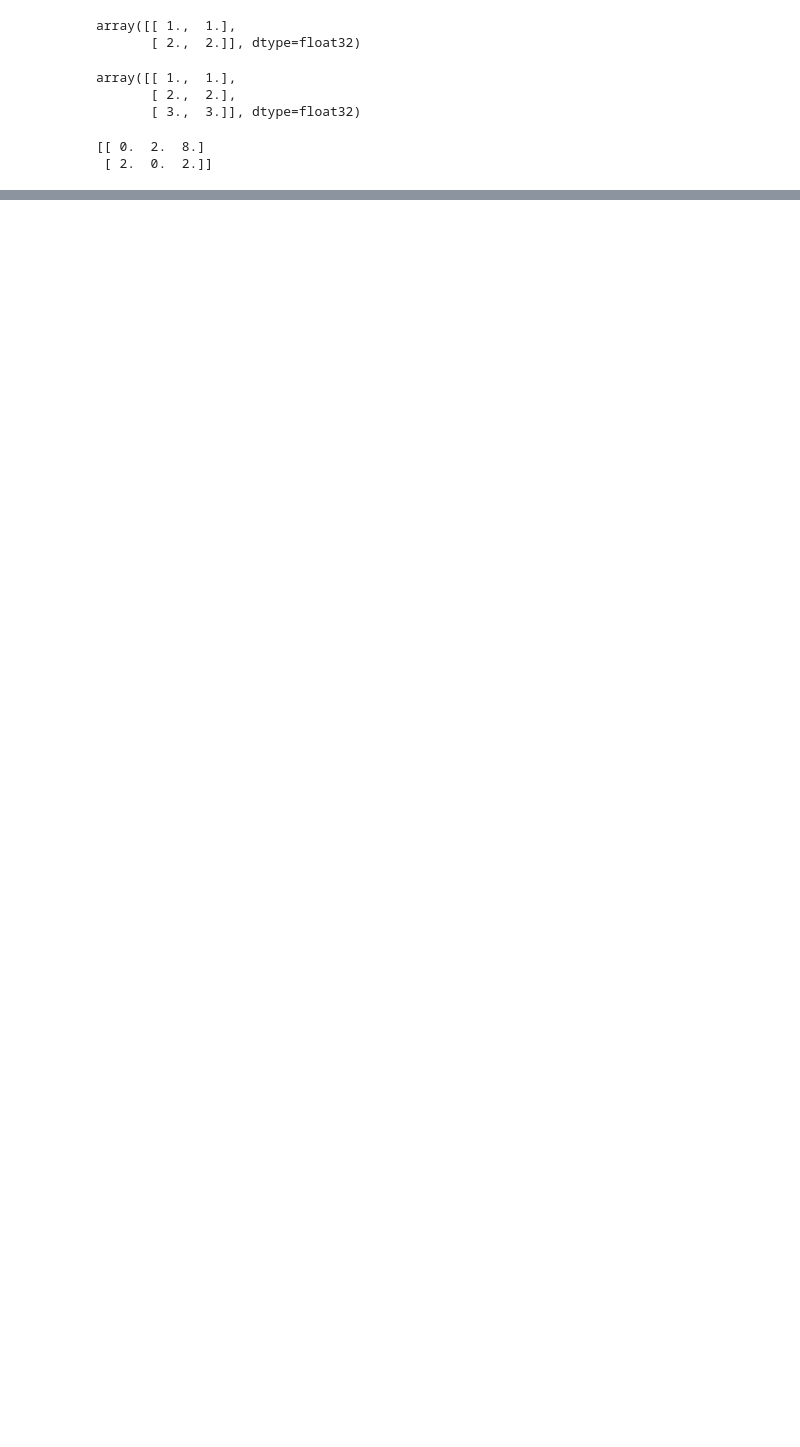
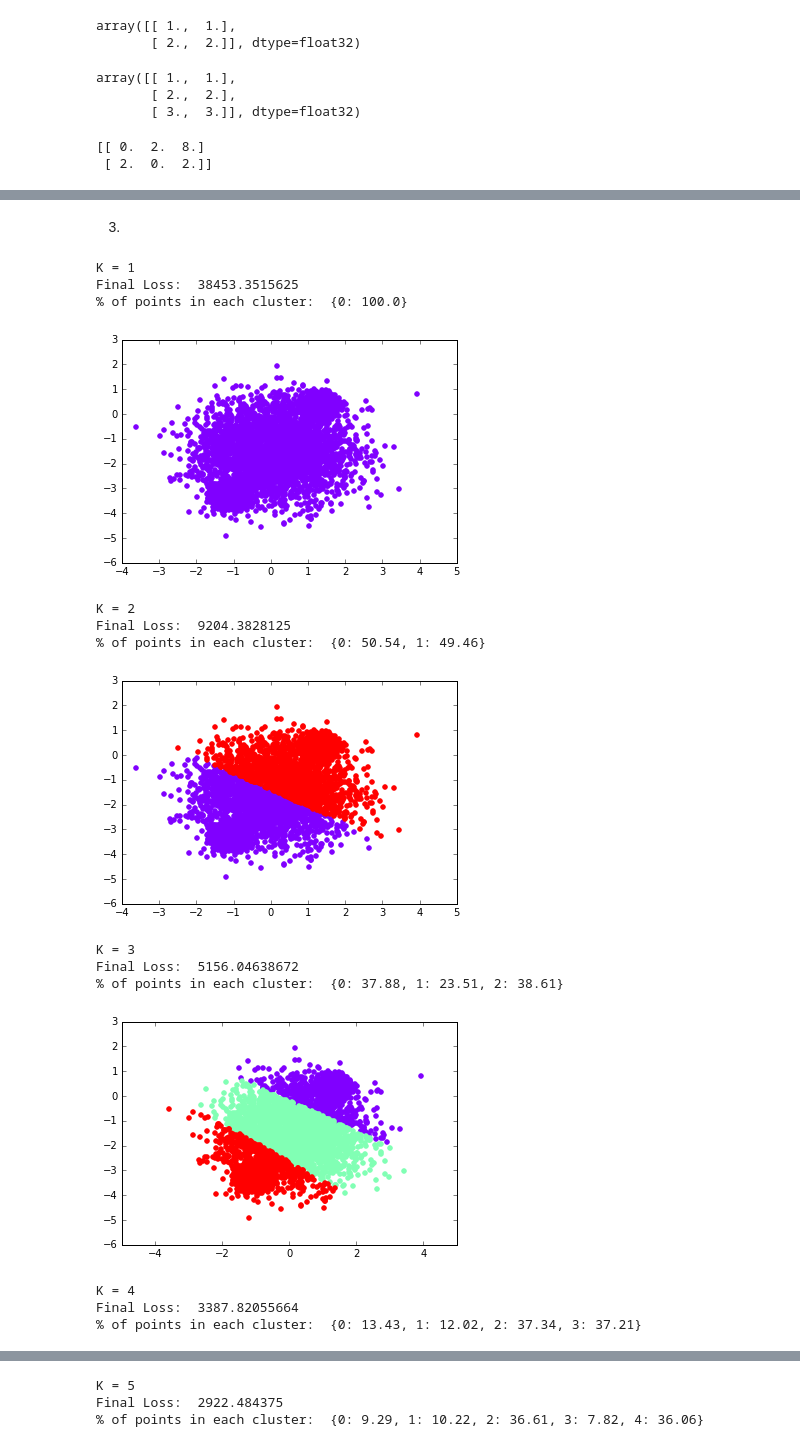
Before and after one commit to bkotzz/ece521, a Jupyter notebook: a3.ipynb, the cells around one changed output, grey strips where cells are left out. Cells and saved outputs as stored; diff of their text form; code cells hidden in the pictures; blank space fills up the shorter version.

```diff
--- a/a3.ipynb
+++ b/a3.ipynb
@@ -50,0 +131,7 @@ with tf.Session() as sess:
+# %%
+def plot_scatter(data, cluster_assg, K):
+    col_it = iter(plt.cm.rainbow(np.linspace(0,1,K)))
+    for i in range(K):
+        cluster_data = data[cluster_assg == i].T
+        plt.scatter(cluster_data[0], cluster_data[1], color=next(col_it))
+    plt.show()
@@ -50,0 +153,30 @@ with tf.Session() as sess:
+# %% [markdown]
+3.
+# %%
+for k in range(1, 6):
+    print 'K = {}'.format(k)
+
+    loss_results, cluster_assg = k_means(k, data, learning_rate, num_epochs)
+    print 'Final Loss: ', loss_results.min()
+
+    samples_per_cluster = dict(Counter(cluster_assg))
+    samples_per_cluster.update((x, y * 100.0 / data.shape[0]) for x, y in samples_per_cluster.items())
+    print '% of points in each cluster: ', samples_per_cluster
+
+    plot_scatter(data, cluster_assg, k)
+# %% [output]
+K = 1
+Final Loss:  38453.3515625
+% of points in each cluster:  {0: 100.0}
+[figure, added]
+K = 2
+Final Loss:  9204.3828125
+% of points in each cluster:  {0: 50.54, 1: 49.46}
+[figure, added]
+K = 3
+Final Loss:  5156.04638672
+% of points in each cluster:  {0: 37.88, 1: 23.51, 2: 38.61}
+[figure, added]
+K = 4
+Final Loss:  3387.82055664
+% of points in each cluster:  {0: 13.43, 1: 12.02, 2: 37.34, 3: 37.21}
@@ -50,0 +184,3 @@ with tf.Session() as sess:
+K = 5
+Final Loss:  2922.484375
+% of points in each cluster:  {0: 9.29, 1: 10.22, 2: 36.61, 3: 7.82, 4: 36.06}
```
Also changed, not shown: parts of 21 cells of this notebook.
